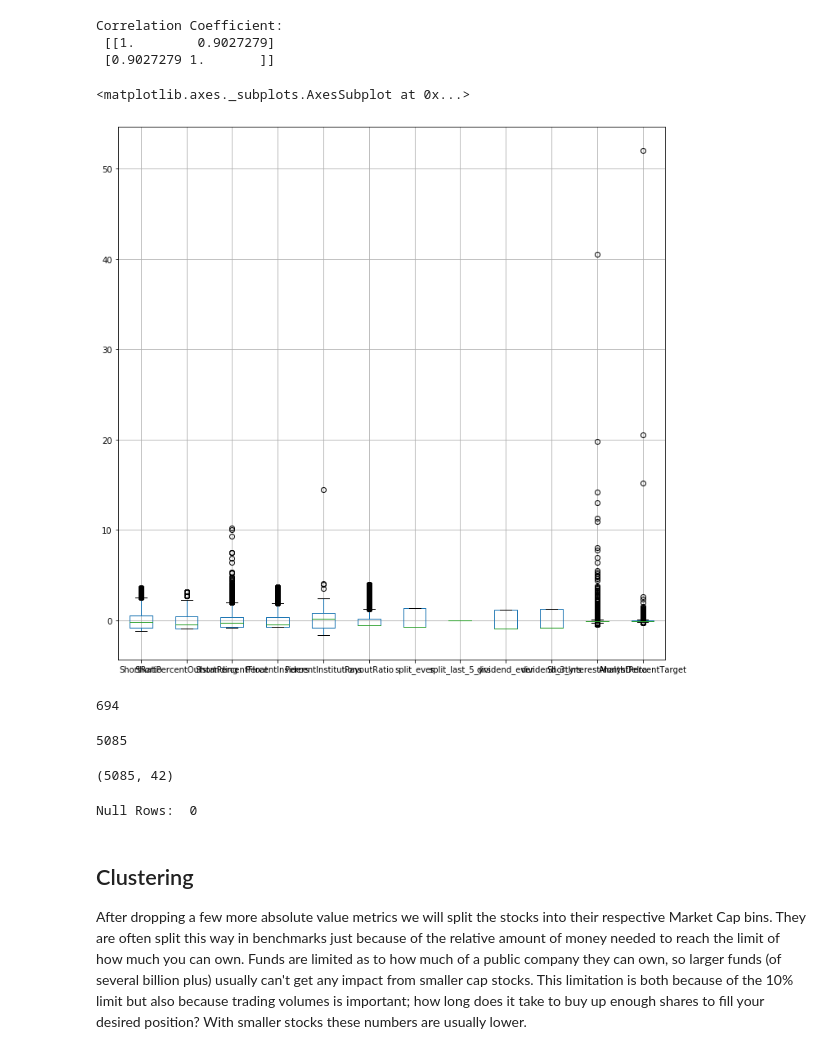
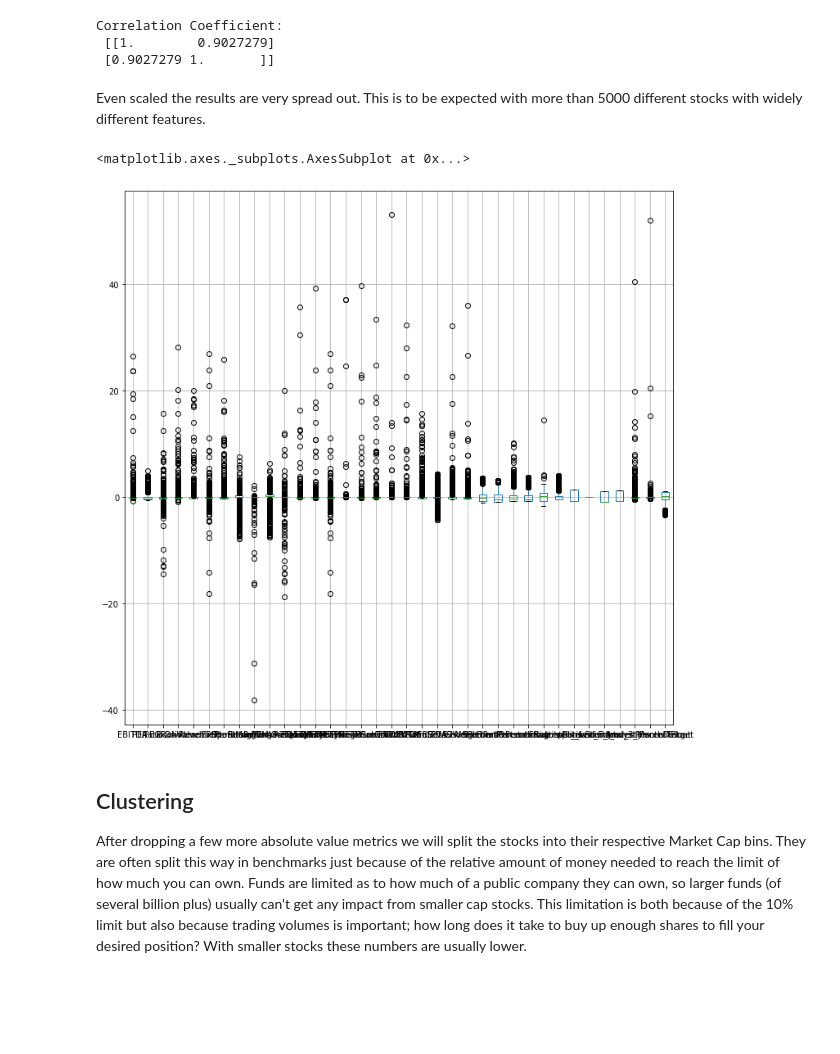
Before and after one commit to AndroTi/Redefining-Benchmarks-Capstone-Project, a Jupyter notebook: Capstone_Project.ipynb, the cells around one changed output. Drawn from its saved outputs; the diff is of its cells as text; code cells hidden in the pictures; blank space fills up the shorter version.

```diff
--- a/Capstone_Project.ipynb
+++ b/Capstone_Project.ipynb
@@ -445,30 +447,18 @@ new_df = boxplots[filtered_entries]
 scaler = StandardScaler()
 new_df = pd.DataFrame(scaler.fit_transform(new_df.drop(['Sector', 'Market-Cap'], axis=1)), columns = new_df.drop(['Sector', 'Market-Cap'], axis=1).columns)
 #
+# %% [markdown]
+Even scaled the results are very spread out. This is to be expected with more than 5000 different stocks with widely different features.
 # %%
-new_df[['ShortRatio', 'ShortPercentOutstanding', 'ShortPercentFloat',
-       'PercentInsiders', 'PercentInstitutions', 'PayoutRatio',
-       'split_ever', 'split_last_5_yrs', 'dividend_ever', 'dividend_3_yrs',
-       'ShortInterestMonthDelta', 'AnalystPercentTarget']].boxplot(figsize=(12,12))
+# [['ShortRatio', 'ShortPercentOutstanding', 'ShortPercentFloat',
+#        'PercentInsiders', 'PercentInstitutions', 'PayoutRatio',
+#        'split_ever', 'split_last_5_yrs', 'dividend_ever', 'dividend_3_yrs',
+#        'ShortInterestMonthDelta', 'AnalystPercentTarget']]
+
+new_df.boxplot(figsize=(12,12))
 # %% [output]
 <matplotlib.axes._subplots.AxesSubplot at 0x...>
-[figure, old version]
+[figure, new version]
-# %%
-abc.isna().sum()
-# %% [output]
-694
-# %%
-len(abc)
-# %% [output]
-5085
-# %%
-base_df.shape
-# %% [output]
-(5085, 42)
-# %%
-print("Null Rows: ", base_df.isna().sum().sum())
-# %% [output]
-Null Rows:  0
 # %% [markdown]
 ## Clustering
 
```
Also changed, not shown: parts of 11 cells of this notebook.
